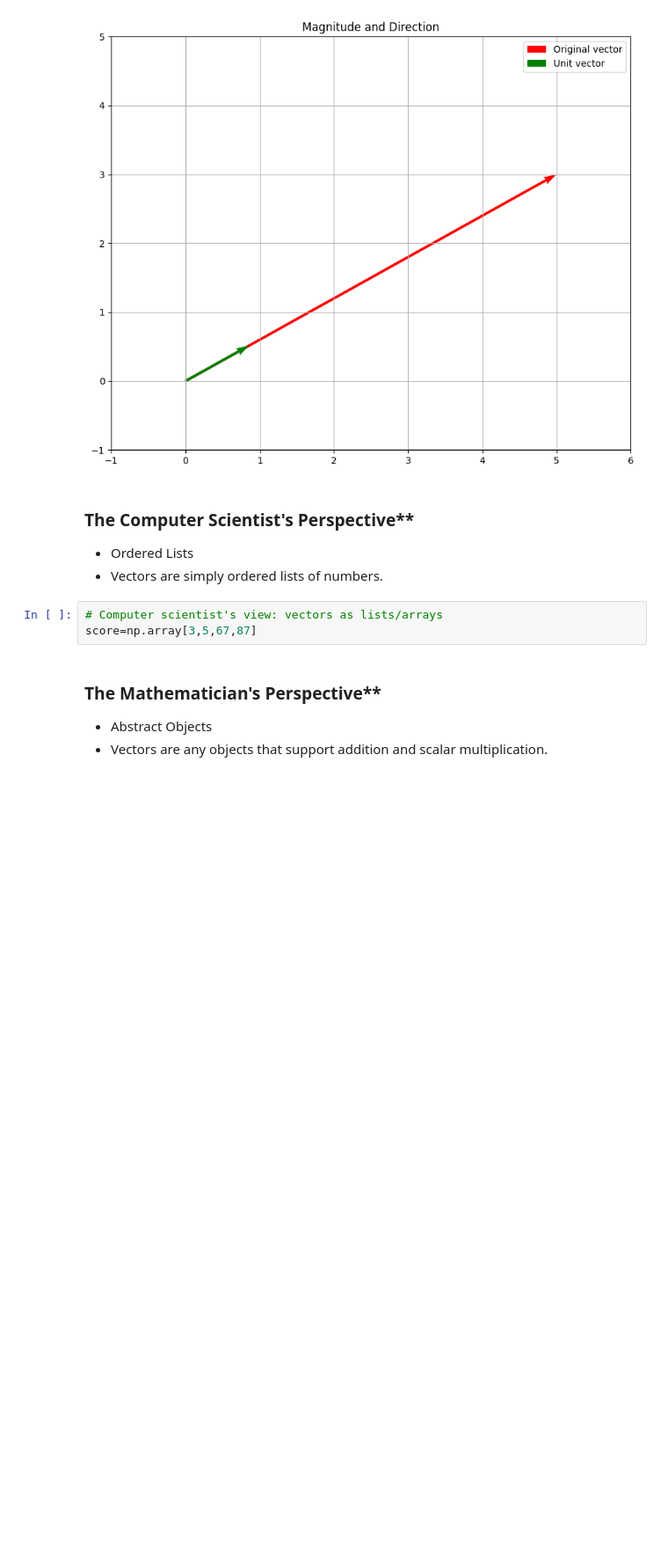
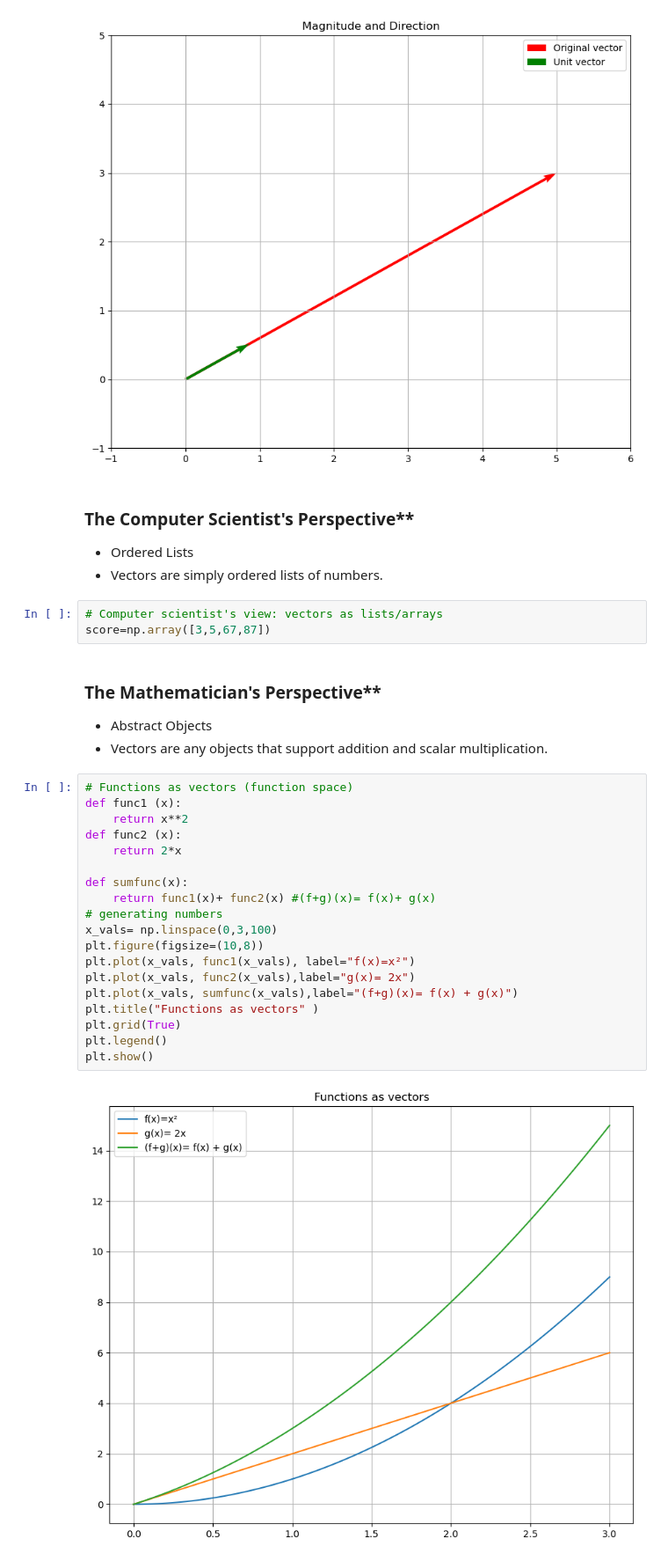
Before and after one commit to Olasquare043/Numpy_2, a Jupyter notebook: codealong.ipynb, the cells around one changed output. Shown: that part at 88% size. Drawn from its saved outputs; the diff is of its cells as text; blank space fills up the shorter version.

```diff
--- a/codealong.ipynb
+++ b/codealong.ipynb
@@ -193,8 +193,29 @@ Vector is
 - Vectors are simply ordered lists of numbers.
 # %%
 # Computer scientist's view: vectors as lists/arrays
-score=np.array[3,5,67,87]
+score=np.array([3,5,67,87])
 # %% [markdown]
 ### The Mathematician's Perspective**
  - Abstract Objects
  - Vectors are any objects that support addition and scalar multiplication.
+# %%
+# Functions as vectors (function space)
+def func1 (x):
+    return x**2
+def func2 (x):
+    return 2*x
+
+def sumfunc(x):
+    return func1(x)+ func2(x) #(f+g)(x)= f(x)+ g(x)
+# generating numbers
+x_vals= np.linspace(0,3,100)
+plt.figure(figsize=(10,8))
+plt.plot(x_vals, func1(x_vals), label="f(x)=x²")
+plt.plot(x_vals, func2(x_vals),label="g(x)= 2x")
+plt.plot(x_vals, sumfunc(x_vals),label="(f+g)(x)= f(x) + g(x)")
+plt.title("Functions as vectors" )
+plt.grid(True)
+plt.legend()
+plt.show()
+# %% [output]
+[figure, added]
```
Also changed, not shown: parts of 3 cells of this notebook.
